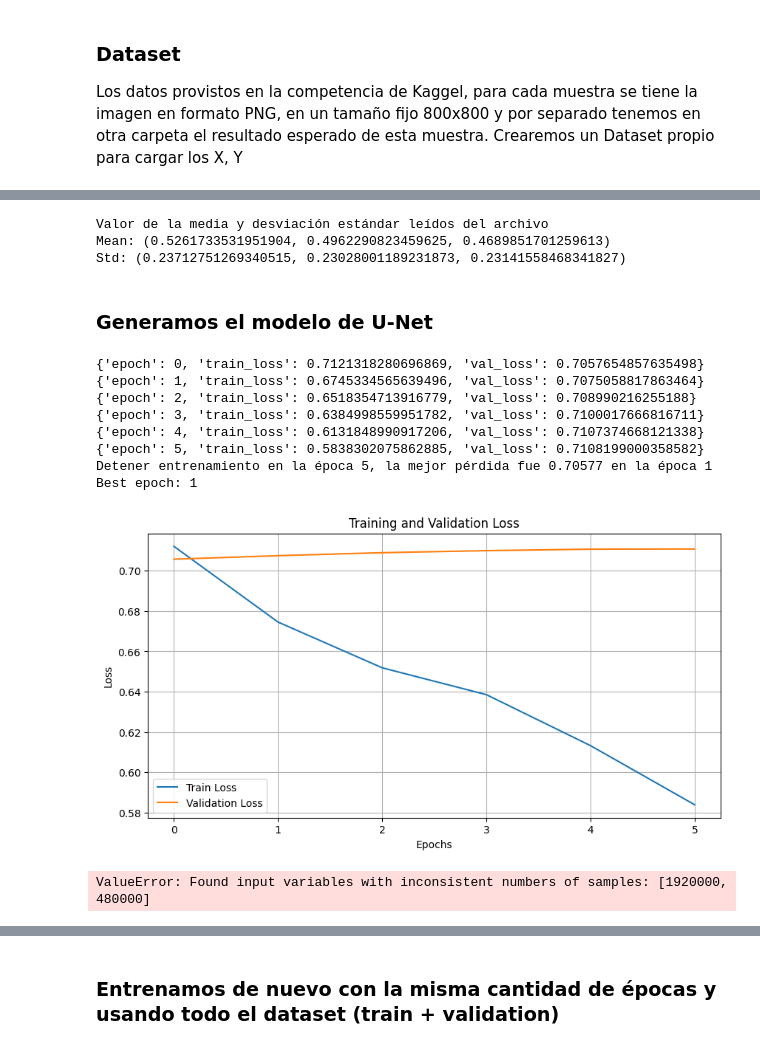
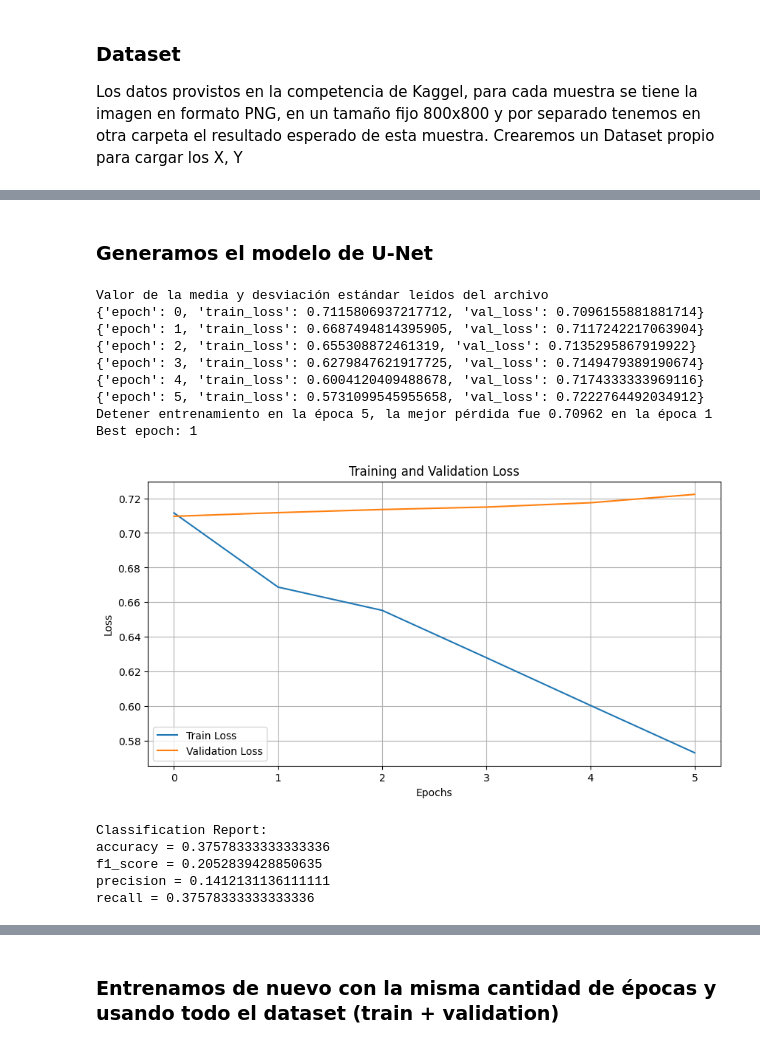
Before and after one commit to smith2310/deep_learning_obligatorio, a Jupyter notebook: Main.ipynb, the cells around one changed output, grey strips where cells are left out. Cells and saved outputs as stored; diff of their text form; code cells hidden in the pictures.

```diff
--- a/Main.ipynb
+++ b/Main.ipynb
@@ -322,21 +230,7 @@ plot_image_with_mask(image, mask)
-# %%
-#Calculamos media y desviacion estandar de las imagenes
-
-mean_std_cache = f'{DATA_DIR}-mean-std-cache-scale-{ZERO_ONE_SCALE}.txt'
-
-mean, std = calculate_mean_and_std(test_dataset, mean_std_cache)
-
-print(f'Mean: {mean}')
-
-print(f'Std: {std}')
-# %% [output]
-Valor de la media y desviación estándar leídos del archivo
-Mean: (0.5261733531951904, 0.4962290823459625, 0.4689851701259613)
-Std: (0.23712751269340515, 0.23028001189231873, 0.23141558468341827)
 # %% [markdown]
 ### Generamos el modelo de U-Net
 # %%
-from DiceLoss import DiceLoss
+from dice_loss import DiceLoss
 
 
 model = UNet(input_channel=3, out_channel=1).to(DEVICE)
@@ -347,18 +241,10 @@ CRITERION = nn.BCELoss().to(DEVICE)
 # CRITERION = DiceLoss().to(DEVICE)
 
 def log(epoch, train_loss, val_loss):
-
     print({"epoch": epoch, "train_loss": train_loss, "val_loss": val_loss})
 
 
-
-#Agregamos la normalizacion a las transformaciones
-x_transform.append(T.Normalize(mean, std))
-
-full_train_dataset, (train_dataset, val_dataset) = create_train_val_datasets(
-    x_transform =  T.Compose(x_transform),
-    y_transform = T.Compose(y_transform)
-)
+full_train_dataset, (train_dataset, val_dataset) = create_train_val_datasets()
 
 train_loader = DataLoader(
     train_dataset,
@@ -388,27 +274,32 @@ train_errors_ln_da, val_errors_ln_da, epochs_train = train(
 )
 print(f'Best epoch: {epochs_train}')
 # %% [output]
-{'epoch': 0, 'train_loss': 0.7121318280696869, 'val_loss': 0.7057654857635498}
-{'epoch': 1, 'train_loss': 0.6745334565639496, 'val_loss': 0.7075058817863464}
-{'epoch': 2, 'train_loss': 0.6518354713916779, 'val_loss': 0.708990216255188}
-{'epoch': 3, 'train_loss': 0.6384998559951782, 'val_loss': 0.7100017666816711}
-{'epoch': 4, 'train_loss': 0.6131848990917206, 'val_loss': 0.7107374668121338}
-{'epoch': 5, 'train_loss': 0.5838302075862885, 'val_loss': 0.7108199000358582}
-Detener entrenamiento en la época 5, la mejor pérdida fue 0.70577 en la época 1
+Valor de la media y desviación estándar leídos del archivo
+{'epoch': 0, 'train_loss': 0.7115806937217712, 'val_loss': 0.7096155881881714}
+{'epoch': 1, 'train_loss': 0.6687494814395905, 'val_loss': 0.7117242217063904}
+{'epoch': 2, 'train_loss': 0.655308872461319, 'val_loss': 0.7135295867919922}
+{'epoch': 3, 'train_loss': 0.6279847621917725, 'val_loss': 0.7149479389190674}
+{'epoch': 4, 'train_loss': 0.6004120409488678, 'val_loss': 0.7174333333969116}
+{'epoch': 5, 'train_loss': 0.5731099545955658, 'val_loss': 0.7222764492034912}
+Detener entrenamiento en la época 5, la mejor pérdida fue 0.70962 en la época 1
 Best epoch: 1
 # %%
 from utils import segmentation_classification_report
 
 plot_taining(train_errors_ln_da, val_errors_ln_da)
-# (accuracy, f1_score, precision, recall) = segmentation_classification_report(model, val_loader, DEVICE)
-# print(f'Classification Report:')
-# print(f'{accuracy = }')
-# print(f'{f1_score = }')
-# print(f'{precision = }')
-# print(f'{recall = }')
+(accuracy, f1_score, precision, recall) = segmentation_classification_report(model, val_loader, DEVICE)
+print(f'Classification Report:')
+print(f'{accuracy = }')
+print(f'{f1_score = }')
+print(f'{precision = }')
+print(f'{recall = }')
 # %% [output]
-[figure, old version]
+[figure, new version]
-ValueError: Found input variables with inconsistent numbers of samples: [1920000, 480000]
+Classification Report:
+accuracy = 0.37578333333333336
+f1_score = 0.2052839428850635
+precision = 0.1412131136111111
+recall = 0.37578333333333336
 # %%
 #Comprobamos el modelo a ver como entrenó con una imagen y vemos su salida
 
```
Also changed, not shown: parts of 8 cells of this notebook, 5 other files.
